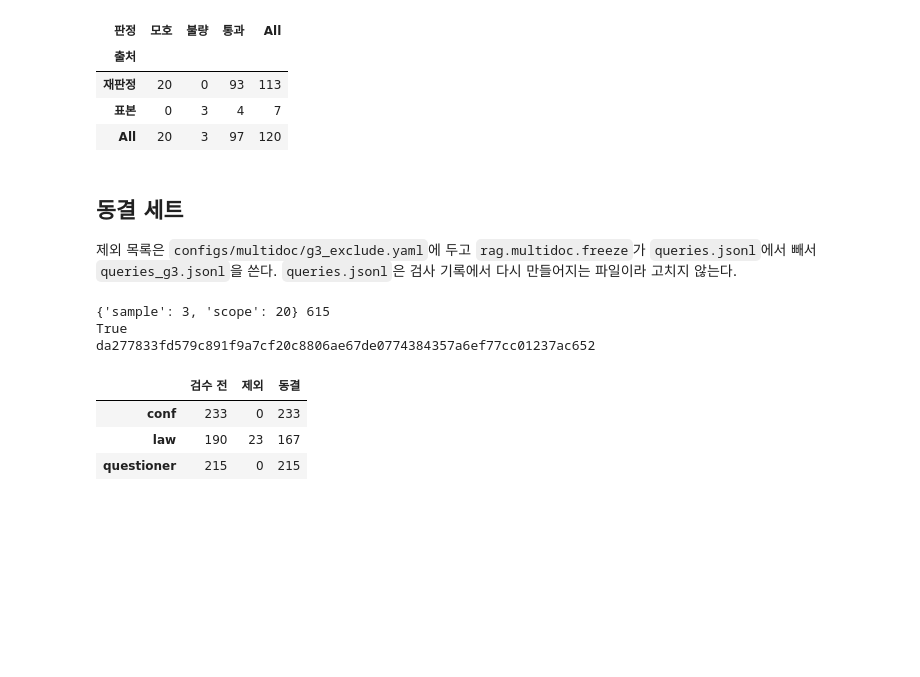
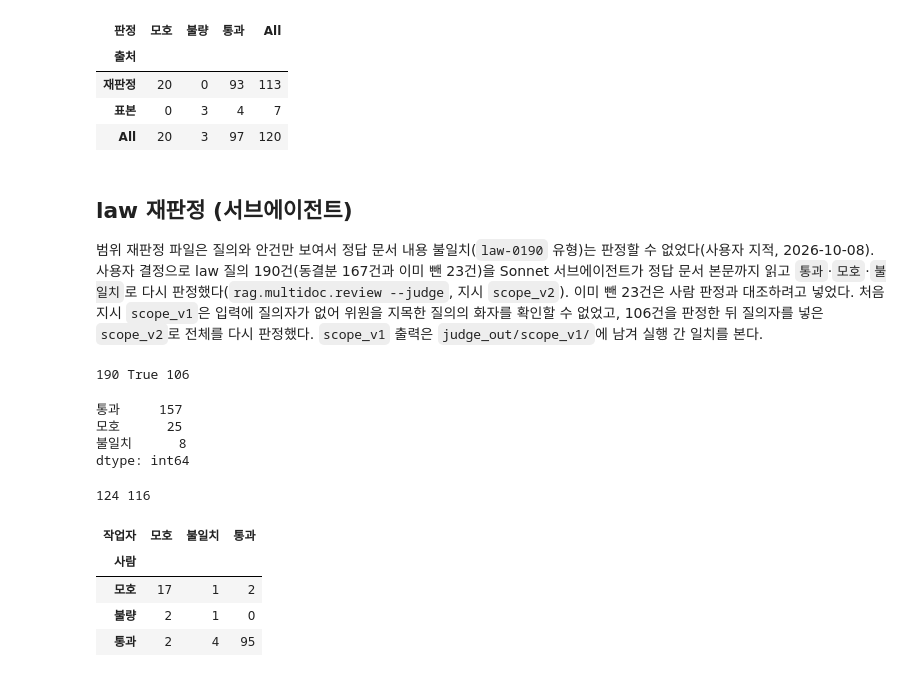
Before and after one commit to buzziru/meet-rag, a Jupyter notebook: notebooks/08_04_G3검수.ipynb, the cells around one changed output. Drawn from its saved outputs; the diff is of its cells as text; code cells hidden in the pictures; blank space fills up the shorter version.

```diff
--- a/notebooks/08_04_G3검수.ipynb
+++ b/notebooks/08_04_G3검수.ipynb
@@ -29,6 +29,7 @@ REVIEW = ROOT / "data/multidoc/review/g3_sample_review.md"
 SCOPE_REVIEW = ROOT / "data/multidoc/review/g3_scope_review.md"
 EXCLUDE = ROOT / cfg.paths.multidoc_exclude
 FROZEN = ROOT / cfg.paths.multidoc_frozen
+JUDGE_OUT = ROOT / cfg.paths.multidoc_judge_out
 # %%
 def parse_review(text):
     # 건마다 '## qid' 절의 검수 칸(- 판정: 등)을 읽는다
@@ -263,30 +264,39 @@ pd.crosstab(pattern_law["출처"], pattern_law["판정"], margins=True)
 | 표본 | 0 | 3 | 4 | 7 |
 | All | 20 | 3 | 97 | 120 |
 # %% [markdown]
-## 동결 세트
+## law 재판정 (서브에이전트)
 
-제외 목록은 `configs/multidoc/g3_exclude.yaml`에 두고 `rag.multidoc.freeze`가 `queries.jsonl`에서 빼서 `queries_g3.jsonl`을 쓴다. `queries.jsonl`은 검사 기록에서 다시 만들어지는 파일이라 고치지 않는다.
+범위 재판정 파일은 질의와 안건만 보여서 정답 문서 내용 불일치(`law-0190` 유형)는 판정할 수 없었다(사용자 지적, 2026-10-08). 사용자 결정으로 law 질의 190건(동결분 167건과 이미 뺀 23건)을 Sonnet 서브에이전트가 정답 문서 본문까지 읽고 `통과`·`모호`·`불일치`로 다시 판정했다(`rag.multidoc.review --judge`, 지시 `scope_v2`). 이미 뺀 23건은 사람 판정과 대조하려고 넣었다. 처음 지시 `scope_v1`은 입력에 질의자가 없어 위원을 지목한 질의의 화자를 확인할 수 없었고, 106건을 판정한 뒤 질의자를 넣은 `scope_v2`로 전체를 다시 판정했다. `scope_v1` 출력은 `judge_out/scope_v1/`에 남겨 실행 간 일치를 본다.
 # %%
-exclude = OmegaConf.to_container(OmegaConf.load(EXCLUDE))
-drop = {k for ks in exclude.values() for k in ks}
-assert set(exclude["sample"]) == set(review.loc[review["판정"] == "불량", "qid"])
-assert set(exclude["scope"]) == set(scope.loc[scope["판정"] == "모호", "qid"])
-frozen = [json.loads(line) for line in FROZEN.open(encoding="utf-8")]
-print({k: len(v) for k, v in exclude.items()}, len(frozen))
-print([q["qid"] for q in frozen] == [k for k in queries if k not in drop])
-print(hashlib.sha256(FROZEN.read_bytes()).hexdigest())
+def load_judge(d):
+    return {f.stem: json.loads(f.read_text(encoding="utf-8")) for f in sorted(d.glob("*.json"))}
+
+
+v2, v1 = load_judge(JUDGE_OUT), load_judge(JUDGE_OUT / "scope_v1")
+law_qids = sorted(k for k, q in queries.items() if q["type"] == "law")
+print(len(v2), sorted(v2) == law_qids, len(v1))
+pd.Series(Counter(d["verdict"] for d in v2.values()))
 # %% [output]
-{'sample': 3, 'scope': 20} 615
-True
-da277833fd579c891f9a7cf20c8806ae67de0774384357a6ef77cc01237ac652
+190 True 106
+통과     157
+모호      25
+불일치      8
+dtype: int64
 # %%
-pd.DataFrame({
-    "검수 전": Counter(q["type"] for q in queries.values()),
-    "제외": Counter(queries[k]["type"] for k in drop),
-    "동결": Counter(q["type"] for q in frozen),
-}).fillna(0).astype(int)
+human = {
+    **dict(zip(review["qid"], review["판정"], strict=True)),
+    **dict(zip(scope["qid"], scope["판정"], strict=True)),
+}
+cmp = pd.DataFrame(
+    [{"qid": k, "사람": human[k], "작업자": v2[k]["verdict"]} for k in law_qids if k in human]
+)
+cmp["일치"] = (cmp["사람"] == "통과") == (cmp["작업자"] == "통과")
+print(len(cmp), cmp["일치"].sum())
+pd.crosstab(cmp["사람"], cmp["작업자"])
 # %% [output]
+124 116
-|  | 검수 전 | 제외 | 동결 |
-| conf | 233 | 0 | 233 |
-| law | 190 | 23 | 167 |
-| questioner | 215 | 0 | 215 |
+| 작업자 | 모호 | 불일치 | 통과 |
+| 사람 |  |  |  |
+| 모호 | 17 | 1 | 2 |
+| 불량 | 2 | 1 | 0 |
+| 통과 | 2 | 4 | 95 |
```
Also changed, not shown: parts of 7 cells of this notebook, 1 other file.
